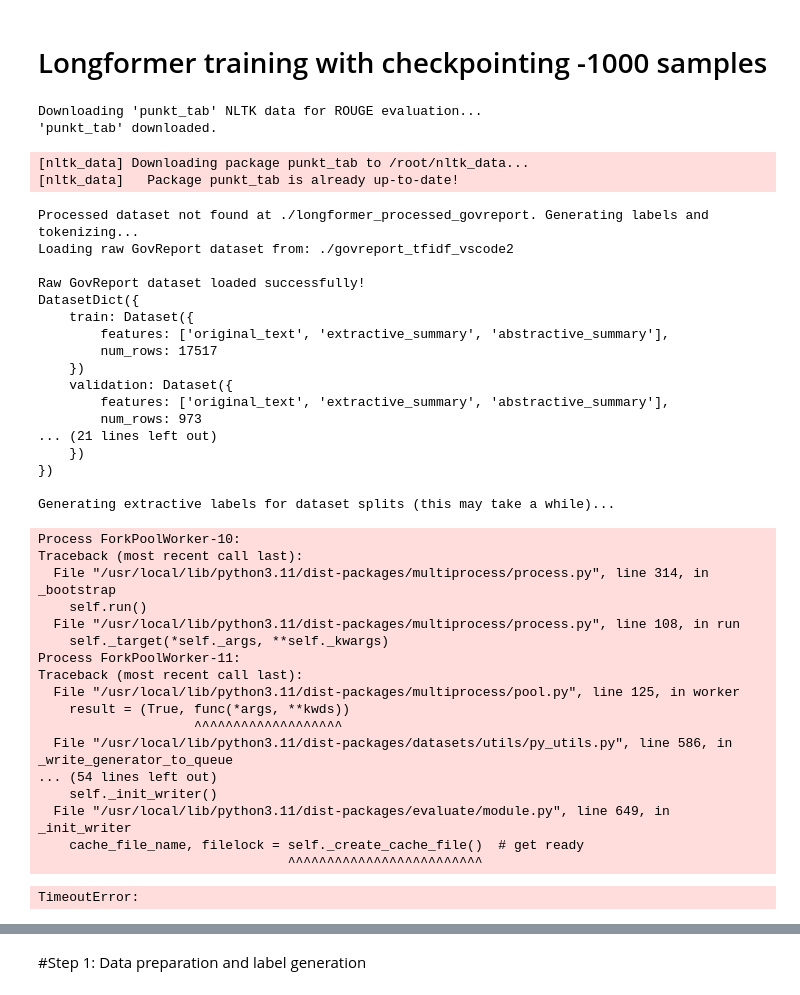
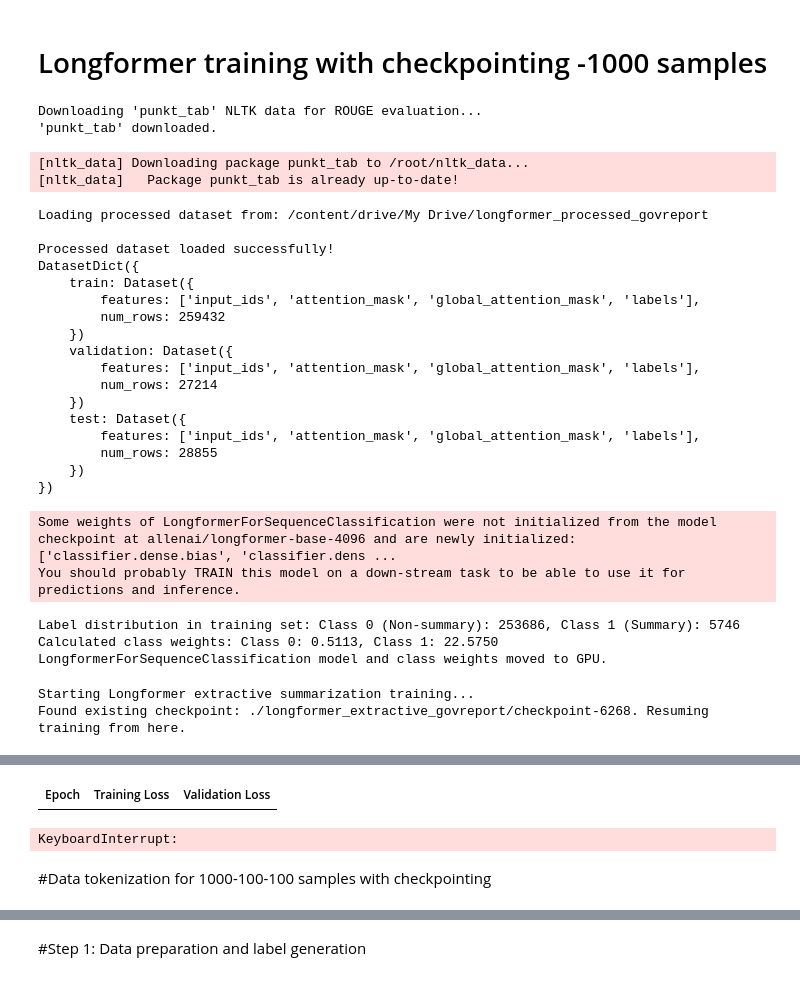
Before and after one commit to kalidasuu/HEADS_, a Jupyter notebook: longformer.ipynb, the cells around one changed output, grey strips where cells are left out. Drawn from its saved outputs; the diff is of its cells as text; code cells hidden in the pictures.

```diff
--- a/longformer.ipynb
+++ b/longformer.ipynb
@@ -647,7 +647,7 @@ from transformers import (
 import evaluate # Hugging Face's evaluate library for metrics
 import nltk
 from nltk.tokenize import sent_tokenize
-from tqdm.auto import tqdm # For progress bars
+from tqdm import tqdm # Direct import of tqdm
 from collections import Counter # To calculate class weights
 from sklearn.metrics import precision_recall_fscore_support, accuracy_score # For compute_metrics
 
@@ -691,7 +691,7 @@ os.makedirs(OUTPUT_DIR, exist_ok=True)
 GENERATED_DATASET_DIR = "./govreport_tfidf_vscode2"
 
 # New: Path to store the processed (labeled and tokenized) dataset
-PROCESSED_DATA_DIR = "./longformer_processed_govreport"
+PROCESSED_DATA_DIR = "/content/drive/My Drive/longformer_processed_govreport" # Ensure this is a Drive path for persistence
 os.makedirs(PROCESSED_DATA_DIR, exist_ok=True)
 
 # Max length for a single sentence input to LongformerForSequenceClassification
@@ -699,6 +699,7 @@ SENTENCE_MAX_LENGTH = 512
 
 # --- 1. Load or Generate Processed Dataset ---
 tokenized_datasets = None
+govreport_data_splits = None # Initialize to None
 
 # Check if processed dataset already exists on disk
 if os.path.exists(PROCESSED_DATA_DIR) and \
@@ -714,11 +715,7 @@ if os.path.exists(PROCESSED_DATA_DIR) and \
         print(f"\nError loading processed dataset from {PROCESSED_DATA_DIR}: {e}")
         print("Attempting to regenerate dataset as loading failed...")
         tokenized_datasets = None # Reset to trigger regeneration
-else:
-    print(f"Processed dataset not found at {PROCESSED_DATA_DIR}. Generating labels and tokenizing...")
-
-# If processed dataset was not loaded, proceed with raw data loading and processing
-if tokenized_datasets is None:
+else: # This block runs if processed data is NOT found, meaning we need to load raw and process
     # --- Load the Generated GovReport Dataset (RAW) ---
     print(f"Loading raw GovReport dataset from: {GENERATED_DATASET_DIR}")
     try:
@@ -747,10 +744,11 @@ if tokenized_datasets is None:
     except Exception as e:
         print(f"\nError loading raw GovReport dataset from {GENERATED_DATASET_DIR}: {e}")
         print("Please ensure the directory exists and contains 'train.json', 'validation.json', 'test.json'.")
-        exit()
+        exit() # Exit if raw data loading fails
 
     # --- Initialize Longformer Tokenizer (needed for generate_extractive_labels) ---
-    tokenizer = LongformerTokenizer.from_pretrained(MODEL_NAME)
+    # This tokenizer is specifically for the data preprocessing step
+    tokenizer_for_preprocessing = LongformerTokenizer.from_pretrained(MODEL_NAME)
 
     # --- 3. Function to Generate Extractive Labels (Oracle Summaries) ---
     def generate_extractive_labels(examples):
@@ -765,7 +763,6 @@ if tokenized_datasets is None:
             "labels": [],
         }
 
-        # Iterate through each example in the batch
         for i in tqdm(range(len(examples["original_text"])), desc="Generating labels"):
             document_text = examples["original_text"][i]
             extractive_summary_reference = examples["extractive_summary"][i]
@@ -777,7 +774,6 @@ if tokenized_datasets is None:
             if not sentences:
                 continue
 
-            # Calculate ROUGE-L F1 for each sentence against the extractive summary reference
             sentence_rouge_scores = []
             for sent_idx, sentence in enumerate(sentences):
                 processed_sent, processed_ref_summary = postprocess_text_for_rouge(
@@ -791,7 +787,6 @@ if tokenized_datasets is None:
                 )
                 sentence_rouge_scores.append((score["rougeL"], sent_idx))
 
-            # Sort sentences by ROUGE-L F1 score in descending order
             sentence_rouge_scores.sort(key=lambda x: x[0], reverse=True)
 
             ROUGE_THRESHOLD = 0.20 # Adjust this threshold based on desired summary density/quality
@@ -802,7 +797,7 @@ if tokenized_datasets is None:
                     labels_for_document[sent_idx] = 1
 
             for sent_idx, sentence in enumerate(sentences):
-                inputs = tokenizer(
+                inputs = tokenizer_for_preprocessing( # Use the tokenizer defined for preprocessing
                     sentence,
                     truncation=True,
                     max_length=SENTENCE_MAX_LENGTH,
@@ -830,6 +825,7 @@ if tokenized_datasets is None:
 
     # --- 4. Apply Label Generation to Dataset Splits ---
     print("\nGenerating extractive labels for dataset splits (this may take a while)...")
+    # This line is now safely inside the else block where govreport_data_splits is guaranteed to be defined
     original_column_names = govreport_data_splits["train"].column_names
 
     tokenized_datasets = govreport_data_splits.map(
@@ -846,7 +842,7 @@ if tokenized_datasets is None:
     tokenized_datasets.save_to_disk(PROCESSED_DATA_DIR)
     print("Processed dataset saved successfully!")
 
-# Ensure tokenizer is initialized regardless of whether data was loaded or generated
+# Ensure tokenizer is initialized globally for the Trainer, regardless of data loading path
 tokenizer = LongformerTokenizer.from_pretrained(MODEL_NAME)
 
 # --- 5. Define Metrics for Training ---
@@ -894,7 +890,8 @@ else:
 
 # Override the default loss function to use class weights
 class CustomTrainer(Trainer):
-    def compute_loss(self, model, inputs, return_outputs=False):
+    # Updated signature to accept num_items_in_batch and other kwargs
+    def compute_loss(self, model, inputs, return_outputs=False, num_items_in_batch=None, **kwargs):
         labels = inputs.pop("labels")
         outputs = model(**inputs)
         logits = outputs.logits
@@ -910,7 +907,7 @@ training_args = TrainingArguments(
     per_device_eval_batch_size=2,
     gradient_accumulation_steps=4,
     gradient_checkpointing=True,
-    fp16=torch.cuda.is_available(),
+    fp16=torch.cuda.is_available(), # Enable mixed precision training if GPU is available
     warmup_steps=500,
     weight_decay=0.01,
     logging_dir=f"{OUTPUT_DIR}/logs",
@@ -957,38 +954,27 @@ Downloading 'punkt_tab' NLTK data for ROUGE evaluation...
 'punkt_tab' downloaded.
 [nltk_data] Downloading package punkt_tab to /root/nltk_data...
 [nltk_data]   Package punkt_tab is already up-to-date!
-Processed dataset not found at ./longformer_processed_govreport. Generating labels and tokenizing...
-Loading raw GovReport dataset from: ./govreport_tfidf_vscode2
+Loading processed dataset from: /content/drive/My Drive/longformer_processed_govreport
 
-Raw GovReport dataset loaded successfully!
+Processed dataset loaded successfully!
 DatasetDict({
     train: Dataset({
-        features: ['original_text', 'extractive_summary', 'abstractive_summary'],
-        num_rows: 17517
+        features: ['input_ids', 'attention_mask', 'global_attention_mask', 'labels'],
+        num_rows: 259432
     })
     validation: Dataset({
-        features: ['original_text', 'extractive_summary', 'abstractive_summary'],
-        num_rows: 973
-... (21 lines left out)
+        features: ['input_ids', 'attention_mask', 'global_attention_mask', 'labels'],
+        num_rows: 27214
+    })
+    test: Dataset({
+        features: ['input_ids', 'attention_mask', 'global_attention_mask', 'labels'],
+        num_rows: 28855
     })
 })
-
-Generating extractive labels for dataset splits (this may take a while)...
-Process ForkPoolWorker-10:
-Traceback (most recent call last):
-  File "/usr/local/lib/python3.11/dist-packages/multiprocess/process.py", line 314, in _bootstrap
-    self.run()
-  File "/usr/local/lib/python3.11/dist-packages/multiprocess/process.py", line 108, in run
-    self._target(*self._args, **self._kwargs)
-Process ForkPoolWorker-11:
-Traceback (most recent call last):
-  File "/usr/local/lib/python3.11/dist-packages/multiprocess/pool.py", line 125, in worker
-    result = (True, func(*args, **kwds))
-                    ^^^^^^^^^^^^^^^^^^^
-  File "/usr/local/lib/python3.11/dist-packages/datasets/utils/py_utils.py", line 586, in _write_generator_to_queue
-... (54 lines left out)
-    self._init_writer()
-  File "/usr/local/lib/python3.11/dist-packages/evaluate/module.py", line 649, in _init_writer
-    cache_file_name, filelock = self._create_cache_file()  # get ready
-                                ^^^^^^^^^^^^^^^^^^^^^^^^^
+Some weights of LongformerForSequenceClassification were not initialized from the model checkpoint at allenai/longformer-base-4096 and are newly initialized: ['classifier.dense.bias', 'classifier.dens ...
+You should probably TRAIN this model on a down-stream task to be able to use it for predictions and inference.
-TimeoutError:
+Label distribution in training set: Class 0 (Non-summary): 253686, Class 1 (Summary): 5746
+Calculated class weights: Class 0: 0.5113, Class 1: 22.5750
+LongformerForSequenceClassification model and class weights moved to GPU.
+Starting Longformer extractive summarization training...
+Found existing checkpoint: ./longformer_extractive_govreport/checkpoint-6268. Resuming training from here.
@@ -994,0 +982,4 @@ TimeoutError:
+| Epoch | Training Loss | Validation Loss |
+KeyboardInterrupt:
+# %% [markdown]
+#Data tokenization for 1000-100-100 samples with checkpointing
```
Also changed, not shown: parts of 8 cells of this notebook.
